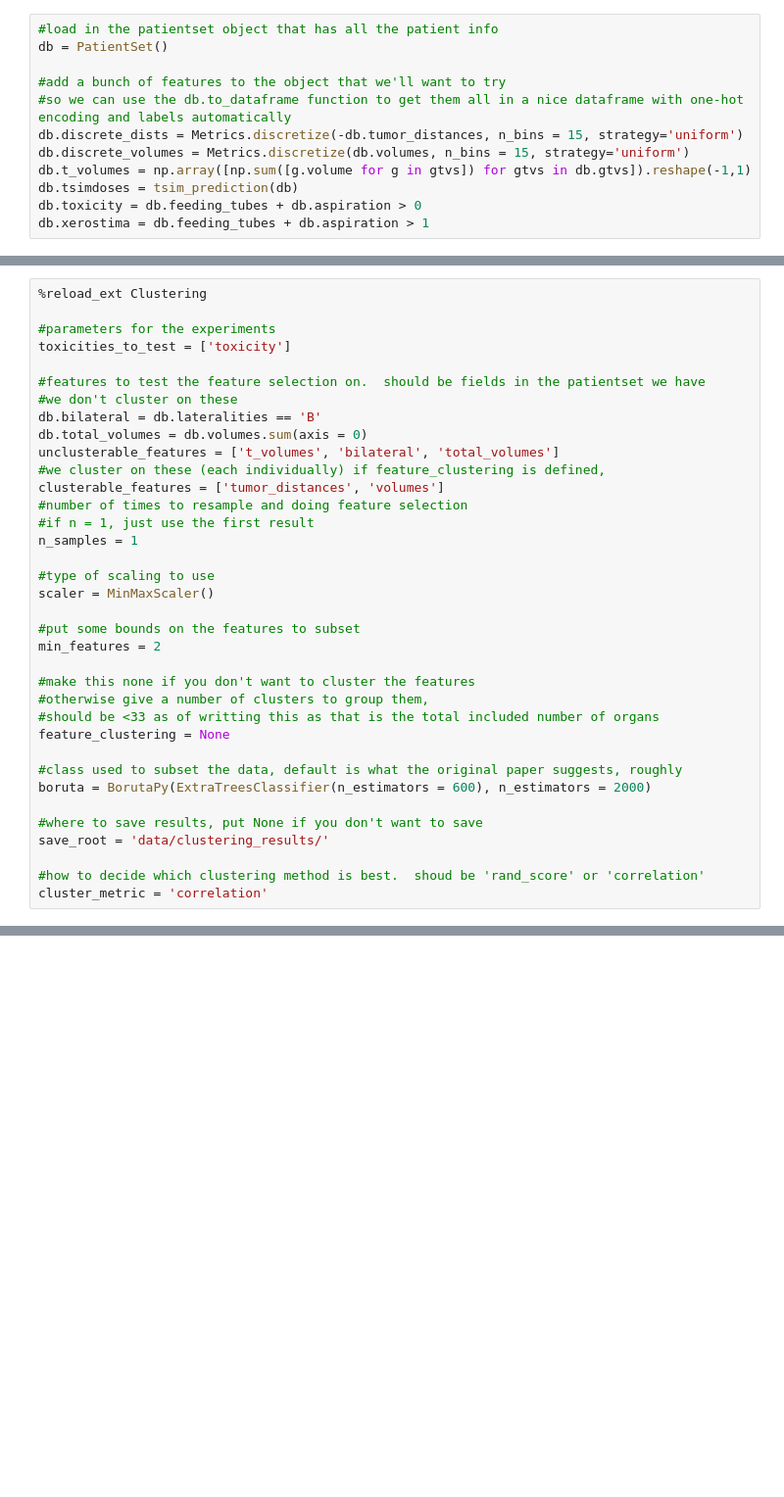
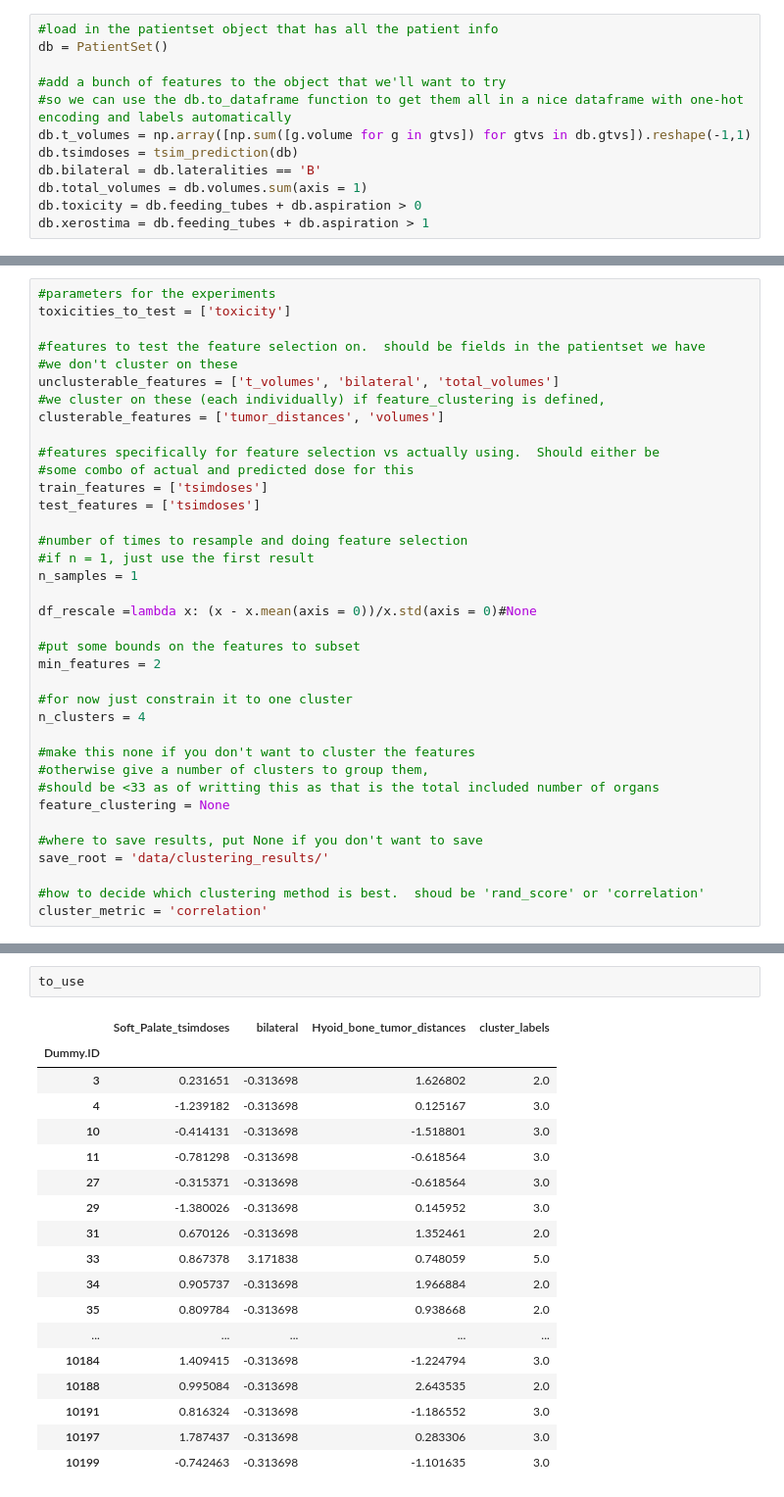
Before and after one commit to uic-evl/CAMP-RT, a Jupyter notebook: PYTHON/ToxicityClustering.ipynb, the cells around one changed output, grey strips where cells are left out. Shown: that part at 98% size. Drawn from its saved outputs; the diff is of its cells as text; blank space fills up the shorter version.

Commit message:
broke clustering maybe

```diff
--- a/PYTHON/ToxicityClustering.ipynb
+++ b/PYTHON/ToxicityClustering.ipynb
@@ -29,10 +31,10 @@ db = PatientSet()
 
 #add a bunch of features to the object that we'll want to try
 #so we can use the db.to_dataframe function to get them all in a nice dataframe with one-hot encoding and labels automatically
-db.discrete_dists = Metrics.discretize(-db.tumor_distances, n_bins = 15, strategy='uniform')
-db.discrete_volumes = Metrics.discretize(db.volumes, n_bins = 15, strategy='uniform')
 db.t_volumes = np.array([np.sum([g.volume for g in gtvs]) for gtvs in db.gtvs]).reshape(-1,1)
 db.tsimdoses = tsim_prediction(db)
+db.bilateral = db.lateralities == 'B'
+db.total_volumes = db.volumes.sum(axis = 1)
 db.toxicity = db.feeding_tubes + db.aspiration > 0
 db.xerostima = db.feeding_tubes + db.aspiration > 1
 # %% [output]
@@ -54,36 +49,37 @@ Use tf.cast instead.
 
 patient data loaded...
 # %%
-%reload_ext Clustering
-
 #parameters for the experiments
 toxicities_to_test = ['toxicity']
 
 #features to test the feature selection on.  should be fields in the patientset we have
 #we don't cluster on these
-db.bilateral = db.lateralities == 'B'
-db.total_volumes = db.volumes.sum(axis = 0)
 unclusterable_features = ['t_volumes', 'bilateral', 'total_volumes']
 #we cluster on these (each individually) if feature_clustering is defined,
 clusterable_features = ['tumor_distances', 'volumes']
+
+#features specifically for feature selection vs actually using.  Should either be
+#some combo of actual and predicted dose for this
+train_features = ['tsimdoses']
+test_features = ['tsimdoses']
+
 #number of times to resample and doing feature selection
 #if n = 1, just use the first result
 n_samples = 1
 
-#type of scaling to use
-scaler = MinMaxScaler()
+df_rescale =lambda x: (x - x.mean(axis = 0))/x.std(axis = 0)#None
 
 #put some bounds on the features to subset
 min_features = 2
+
+#for now just constrain it to one cluster
+n_clusters = 4
 
 #make this none if you don't want to cluster the features
 #otherwise give a number of clusters to group them,
 #should be <33 as of writting this as that is the total included number of organs
 feature_clustering = None
 
-#class used to subset the data, default is what the original paper suggests, roughly
-boruta = BorutaPy(ExtraTreesClassifier(n_estimators = 600), n_estimators = 2000)
-
 #where to save results, put None if you don't want to save
 save_root = 'data/clustering_results/'
 
@@ -227,0 +230,21 @@ fisher_exact_test(AgglomerativeClustering(4).fit_predict(combined_df.values), db
+# %%
+to_use
+# %% [output]
+|  | Soft_Palate_tsimdoses | bilateral | Hyoid_bone_tumor_distances | cluster_labels |
+| Dummy.ID |  |  |  |  |
+| 3 | 0.231651 | -0.313698 | 1.626802 | 2.0 |
+| 4 | -1.239182 | -0.313698 | 0.125167 | 3.0 |
+| 10 | -0.414131 | -0.313698 | -1.518801 | 3.0 |
+| 11 | -0.781298 | -0.313698 | -0.618564 | 3.0 |
+| 27 | -0.315371 | -0.313698 | -0.618564 | 3.0 |
+| 29 | -1.380026 | -0.313698 | 0.145952 | 3.0 |
+| 31 | 0.670126 | -0.313698 | 1.352461 | 2.0 |
+| 33 | 0.867378 | 3.171838 | 0.748059 | 5.0 |
+| 34 | 0.905737 | -0.313698 | 1.966884 | 2.0 |
+| 35 | 0.809784 | -0.313698 | 0.938668 | 2.0 |
+| ... | ... | ... | ... | ... |
+| 10184 | 1.409415 | -0.313698 | -1.224794 | 3.0 |
+| 10188 | 0.995084 | -0.313698 | 2.643535 | 2.0 |
+| 10191 | 0.816324 | -0.313698 | -1.186552 | 3.0 |
+| 10197 | 1.787437 | -0.313698 | 0.283306 | 3.0 |
+| 10199 | -0.742463 | -0.313698 | -1.101635 | 3.0 |
```
Also changed, not shown: parts of 9 cells of this notebook, 4 other files.
